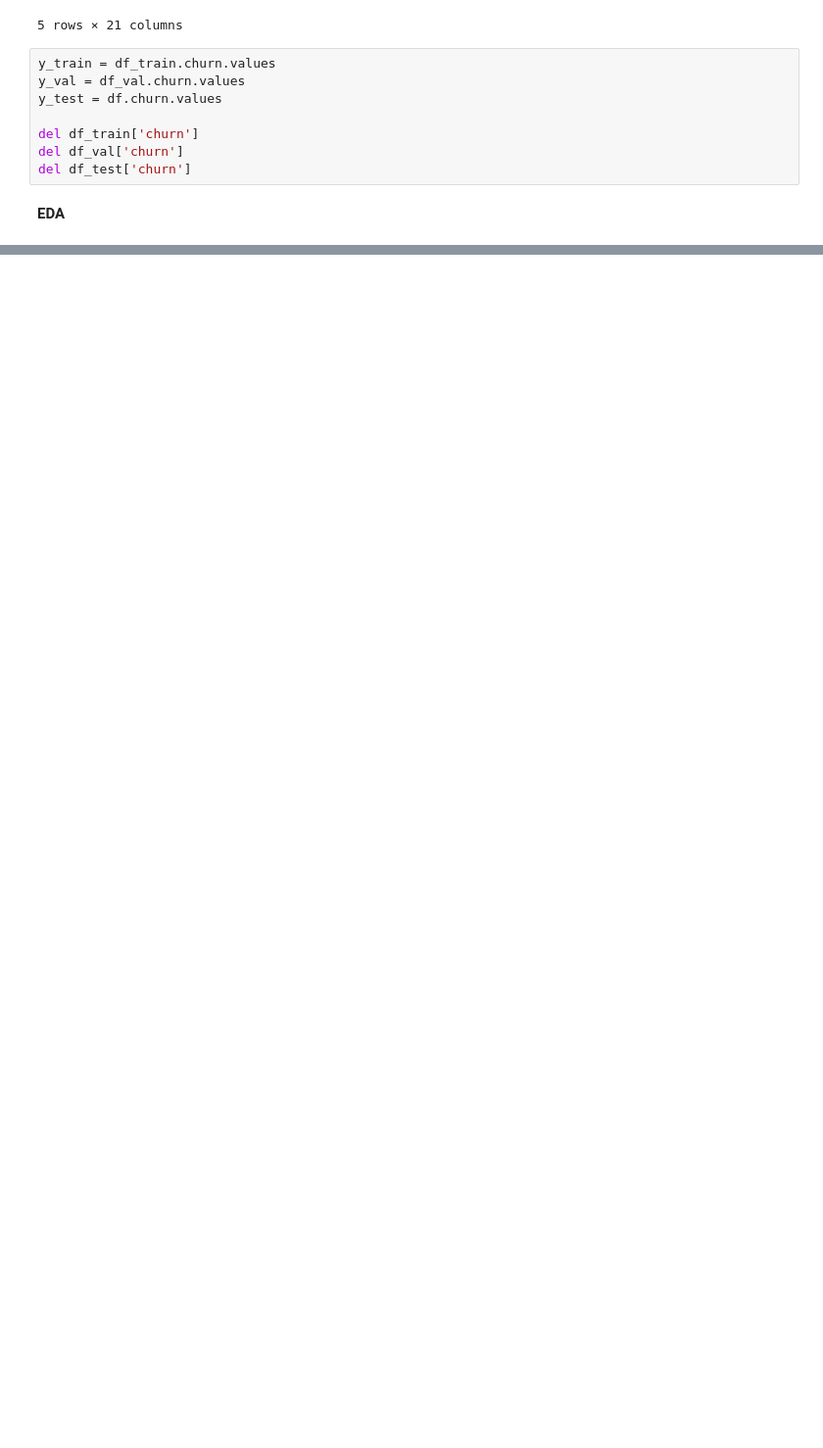
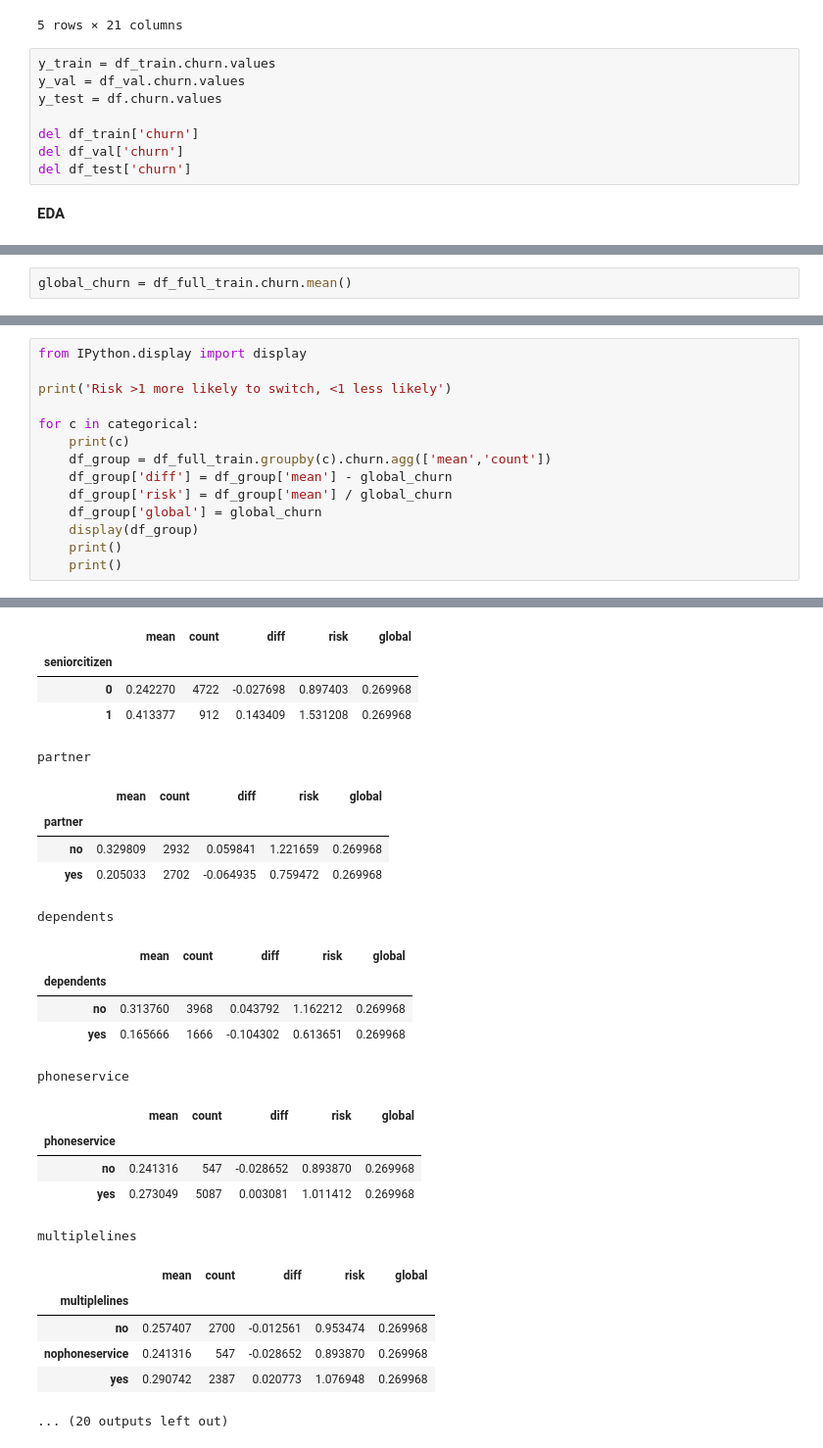
Before and after one commit to dangerpouse/zoomcamp---Machine-Learning, a Jupyter notebook: 03 - Classification/001 - Churn Project.ipynb, the cells around one changed output, grey strips where cells are left out. Shown at 98% size. Cells and saved outputs as stored; diff of their text form; blank space fills up the shorter version.

```diff
--- a/03 - Classification/001 - Churn Project.ipynb
+++ b/03 - Classification/001 - Churn Project.ipynb
@@ -245,0 +300,2 @@ del df_test['churn']
+# %%
+global_churn = df_full_train.churn.mean()
@@ -245,0 +347,15 @@ del df_test['churn']
+# %%
+from IPython.display import display
+
+print('Risk >1 more likely to switch, <1 less likely')
+
+for c in categorical:
+    print(c)
+    df_group = df_full_train.groupby(c).churn.agg(['mean','count'])
+    df_group['diff'] = df_group['mean'] - global_churn
+    df_group['risk'] = df_group['mean'] / global_churn
+    df_group['global'] = global_churn
+    display(df_group)
+    print()
+    print()
+# %% [output]
@@ -245,0 +369,26 @@ del df_test['churn']
+|  | mean | count | diff | risk | global |
+| seniorcitizen |  |  |  |  |  |
+| 0 | 0.242270 | 4722 | -0.027698 | 0.897403 | 0.269968 |
+| 1 | 0.413377 | 912 | 0.143409 | 1.531208 | 0.269968 |
+partner
+|  | mean | count | diff | risk | global |
+| partner |  |  |  |  |  |
+| no | 0.329809 | 2932 | 0.059841 | 1.221659 | 0.269968 |
+| yes | 0.205033 | 2702 | -0.064935 | 0.759472 | 0.269968 |
+dependents
+|  | mean | count | diff | risk | global |
+| dependents |  |  |  |  |  |
+| no | 0.313760 | 3968 | 0.043792 | 1.162212 | 0.269968 |
+| yes | 0.165666 | 1666 | -0.104302 | 0.613651 | 0.269968 |
+phoneservice
+|  | mean | count | diff | risk | global |
+| phoneservice |  |  |  |  |  |
+| no | 0.241316 | 547 | -0.028652 | 0.893870 | 0.269968 |
+| yes | 0.273049 | 5087 | 0.003081 | 1.011412 | 0.269968 |
+multiplelines
+|  | mean | count | diff | risk | global |
+| multiplelines |  |  |  |  |  |
+| no | 0.257407 | 2700 | -0.012561 | 0.953474 | 0.269968 |
+| nophoneservice | 0.241316 | 547 | -0.028652 | 0.893870 | 0.269968 |
+| yes | 0.290742 | 2387 | 0.020773 | 1.076948 | 0.269968 |
+... (20 outputs left out)
```
Also changed, not shown: parts of 27 cells of this notebook.
